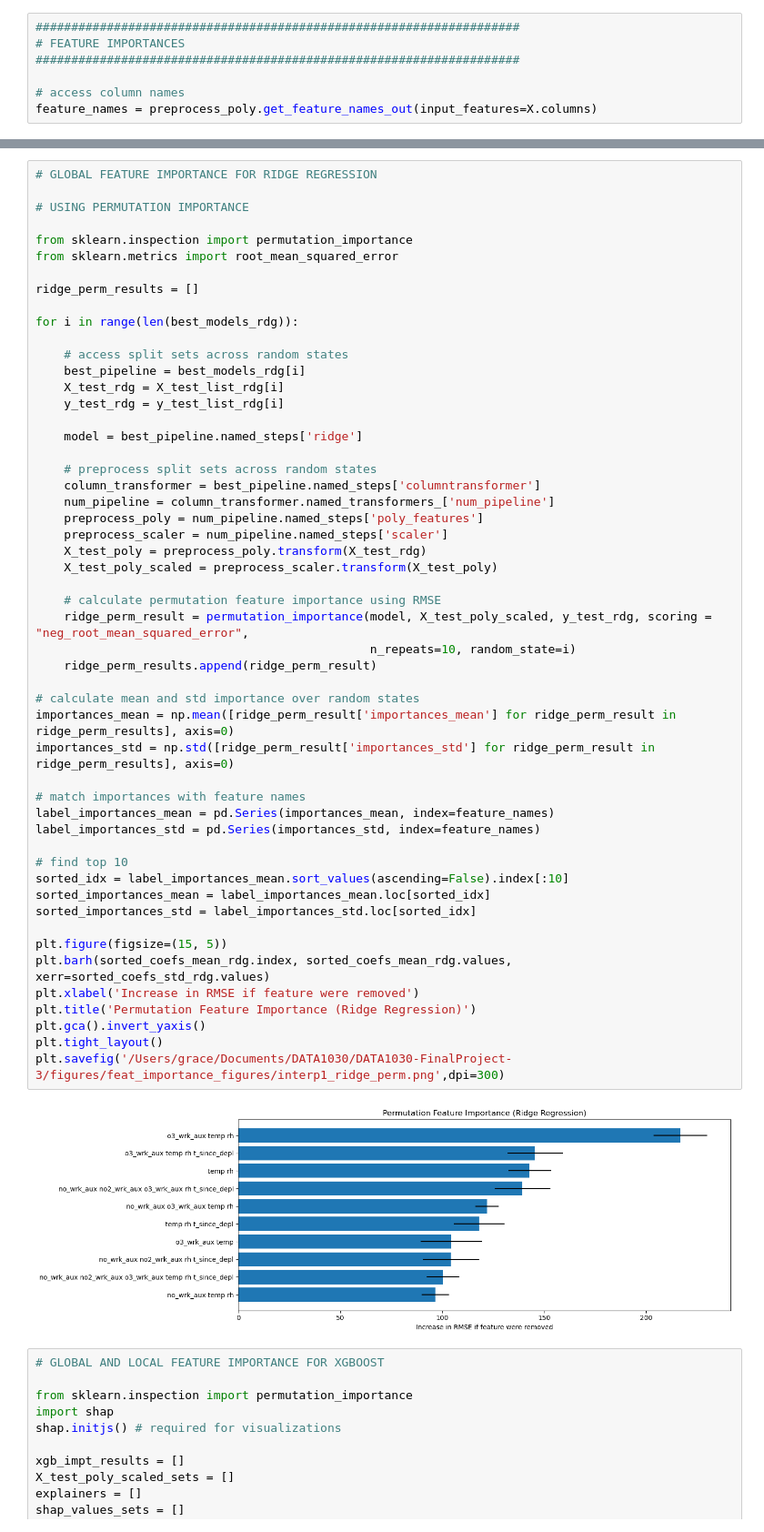
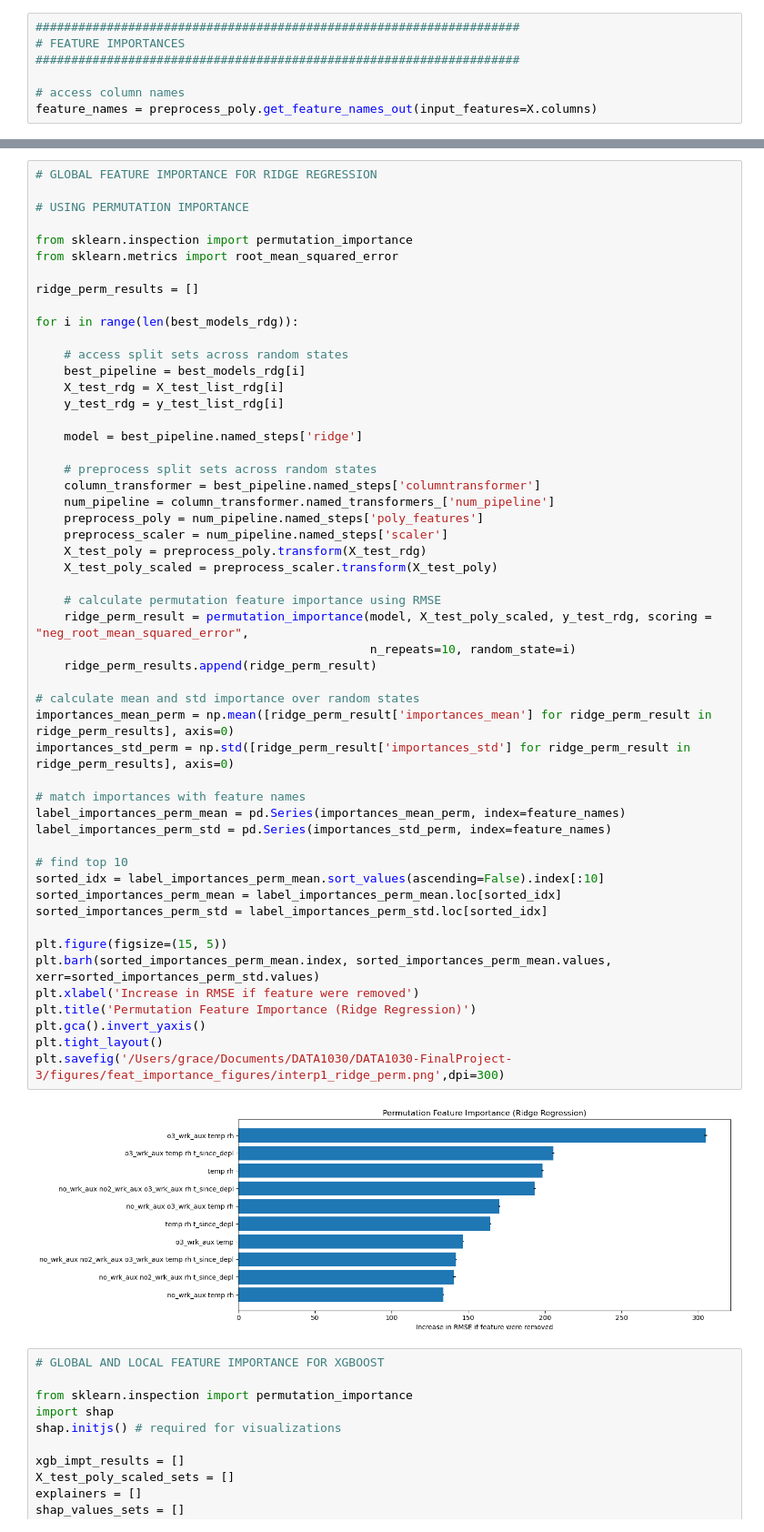
Before and after one commit to gberggg/data1030_finalproject_new, a Jupyter notebook: src/final notebooks/Multiple_algos_linear.ipynb, the cells around one changed output, grey strips where cells are left out. Shown at 91% size. Saved outputs shown, nothing was run; the diff lists cells and outputs as text.

```diff
--- a/src/final notebooks/Multiple_algos_linear.ipynb
+++ b/src/final notebooks/Multiple_algos_linear.ipynb
@@ -580,42 +580,42 @@ for i in range(len(best_models_rdg)):
     y_test_rdg = y_test_list_rdg[i]
 
     model = best_pipeline.named_steps['ridge']
 
     # preprocess split sets across random states
     column_transformer = best_pipeline.named_steps['columntransformer']
     num_pipeline = column_transformer.named_transformers_['num_pipeline']
     preprocess_poly = num_pipeline.named_steps['poly_features']
     preprocess_scaler = num_pipeline.named_steps['scaler']
     X_test_poly = preprocess_poly.transform(X_test_rdg)
     X_test_poly_scaled = preprocess_scaler.transform(X_test_poly)
 
     # calculate permutation feature importance using RMSE
     ridge_perm_result = permutation_importance(model, X_test_poly_scaled, y_test_rdg, scoring = "neg_root_mean_squared_error",
                                                n_repeats=10, random_state=i)
     ridge_perm_results.append(ridge_perm_result)
 
 # calculate mean and std importance over random states
-importances_mean = np.mean([ridge_perm_result['importances_mean'] for ridge_perm_result in ridge_perm_results], axis=0)
-importances_std = np.std([ridge_perm_result['importances_std'] for ridge_perm_result in ridge_perm_results], axis=0)
+importances_mean_perm = np.mean([ridge_perm_result['importances_mean'] for ridge_perm_result in ridge_perm_results], axis=0)
+importances_std_perm = np.std([ridge_perm_result['importances_std'] for ridge_perm_result in ridge_perm_results], axis=0)
 
 # match importances with feature names
-label_importances_mean = pd.Series(importances_mean, index=feature_names)
-label_importances_std = pd.Series(importances_std, index=feature_names)
+label_importances_perm_mean = pd.Series(importances_mean_perm, index=feature_names)
+label_importances_perm_std = pd.Series(importances_std_perm, index=feature_names)
 
 # find top 10
-sorted_idx = label_importances_mean.sort_values(ascending=False).index[:10]
-sorted_importances_mean = label_importances_mean.loc[sorted_idx]
-sorted_importances_std = label_importances_std.loc[sorted_idx]
+sorted_idx = label_importances_perm_mean.sort_values(ascending=False).index[:10]
+sorted_importances_perm_mean = label_importances_perm_mean.loc[sorted_idx]
+sorted_importances_perm_std = label_importances_perm_std.loc[sorted_idx]
 
 plt.figure(figsize=(15, 5))
-plt.barh(sorted_coefs_mean_rdg.index, sorted_coefs_mean_rdg.values, xerr=sorted_coefs_std_rdg.values)
+plt.barh(sorted_importances_perm_mean.index, sorted_importances_perm_mean.values, xerr=sorted_importances_perm_std.values)
 plt.xlabel('Increase in RMSE if feature were removed')
 plt.title('Permutation Feature Importance (Ridge Regression)')
 plt.gca().invert_yaxis()
 plt.tight_layout()
 plt.savefig('/Users/grace/Documents/DATA1030/DATA1030-FinalProject-3/figures/feat_importance_figures/interp1_ridge_perm.png',dpi=300)
 # %% [output]
-[figure, old version]
+[figure, new version]
 # %%
 # GLOBAL AND LOCAL FEATURE IMPORTANCE FOR XGBOOST
 
```
Also changed, not shown: parts of 2 cells of this notebook, 10 other files.
